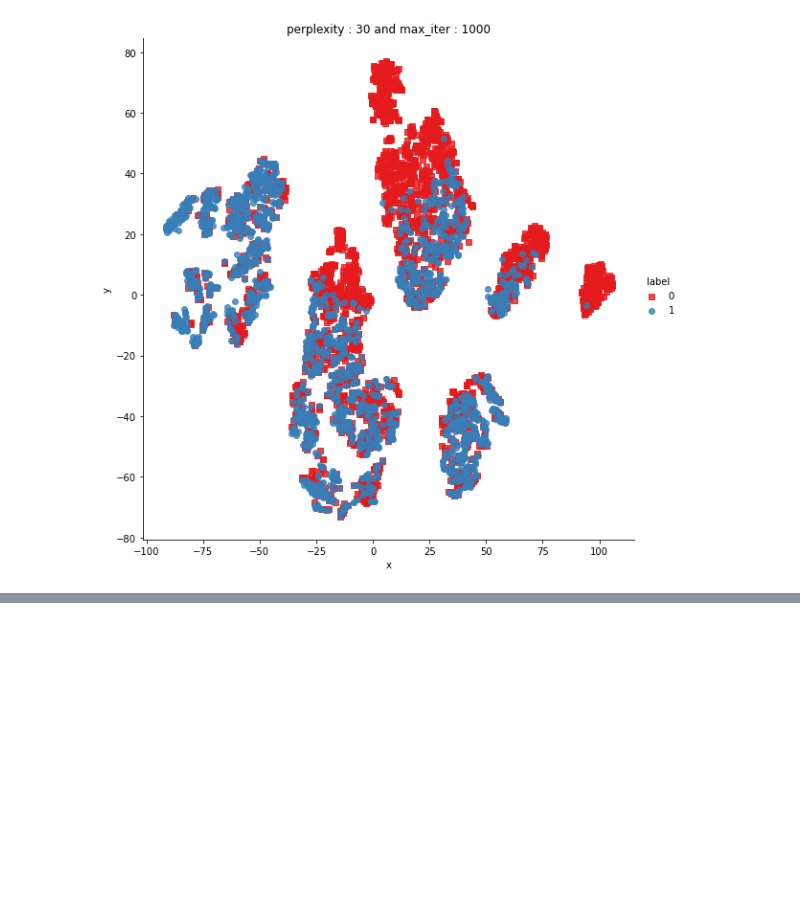
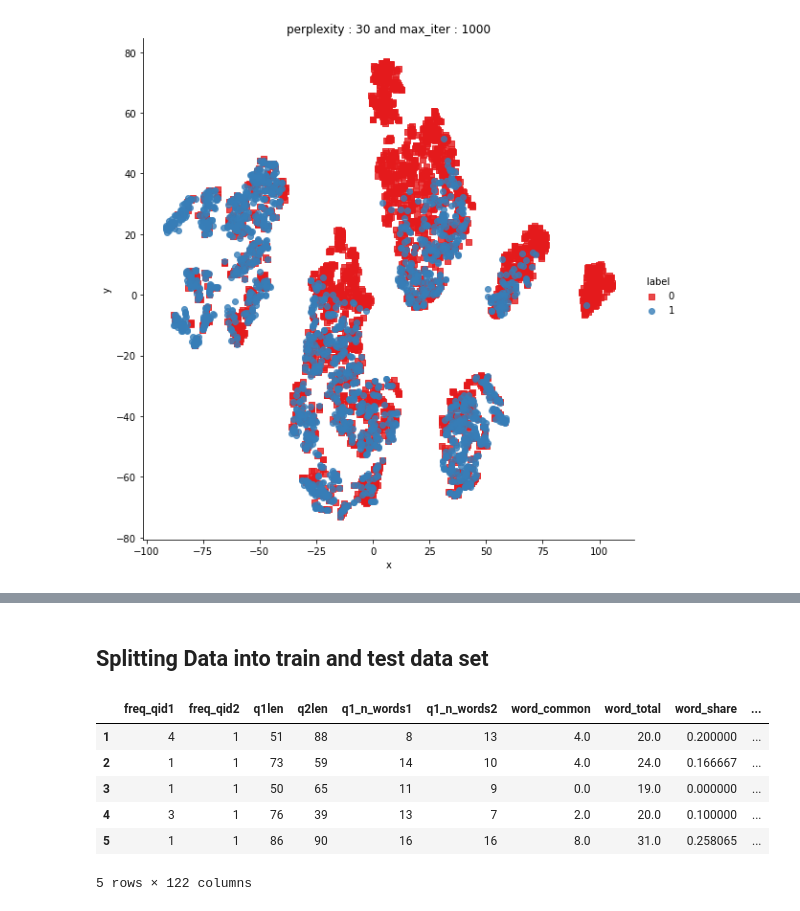
Before and after one commit to danish2562022/Quara-Questions-Pair-Similarity, a Jupyter notebook: EDA_Quora.ipynb, the cells around one changed output, grey strips where cells are left out. Drawn from its saved outputs; the diff is of its cells as text; code cells hidden in the pictures; blank space fills up the shorter version.

```diff
--- a/EDA_Quora.ipynb
+++ b/EDA_Quora.ipynb
@@ -427,0 +426,14 @@ Index(['id', 'is_duplicate', 'freq_qid1', 'freq_qid2', 'q1len', 'q2len',
+# %% [markdown]
+## Splitting Data into train and test data set
+# %%
+y_true = final_data['is_duplicate']
+final_data.drop([ 'id','is_duplicate'], axis=1, inplace=True)
+final_data.head()
+# %% [output]
+|  | freq_qid1 | freq_qid2 | q1len | q2len | q1_n_words1 | q1_n_words2 | word_common | word_total | word_share | ... |
+| 1 | 4 | 1 | 51 | 88 | 8 | 13 | 4.0 | 20.0 | 0.200000 | ... |
+| 2 | 1 | 1 | 73 | 59 | 14 | 10 | 4.0 | 24.0 | 0.166667 | ... |
+| 3 | 1 | 1 | 50 | 65 | 11 | 9 | 0.0 | 19.0 | 0.000000 | ... |
+| 4 | 3 | 1 | 76 | 39 | 13 | 7 | 2.0 | 20.0 | 0.100000 | ... |
+| 5 | 1 | 1 | 86 | 90 | 16 | 16 | 8.0 | 31.0 | 0.258065 | ... |
+5 rows × 122 columns
```
Also changed, not shown: parts of 12 cells of this notebook.
